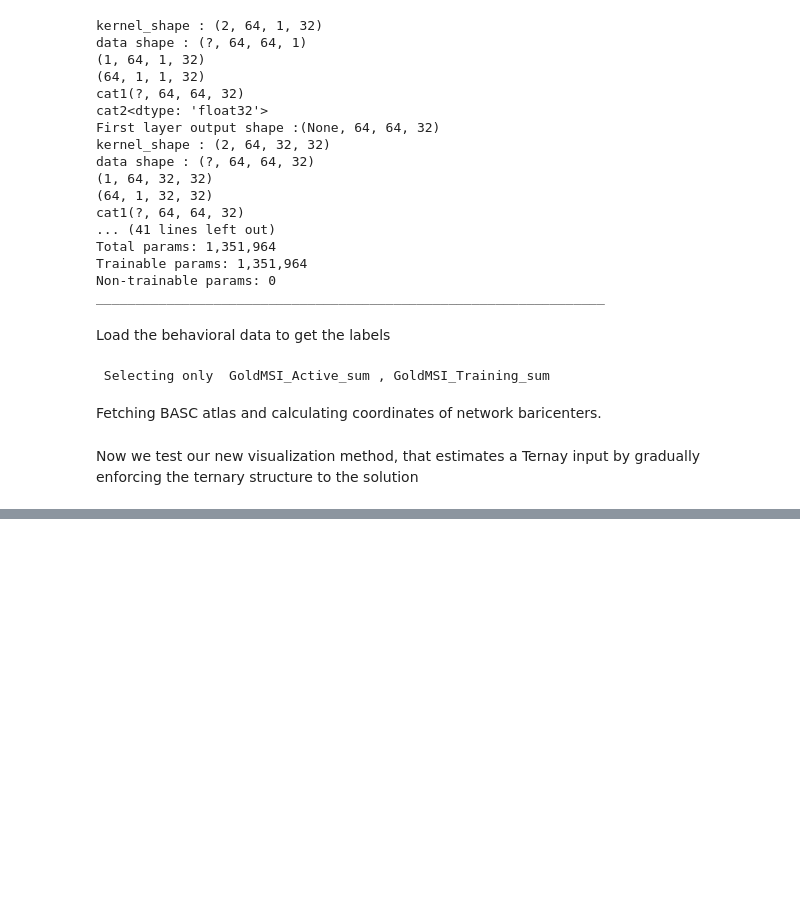
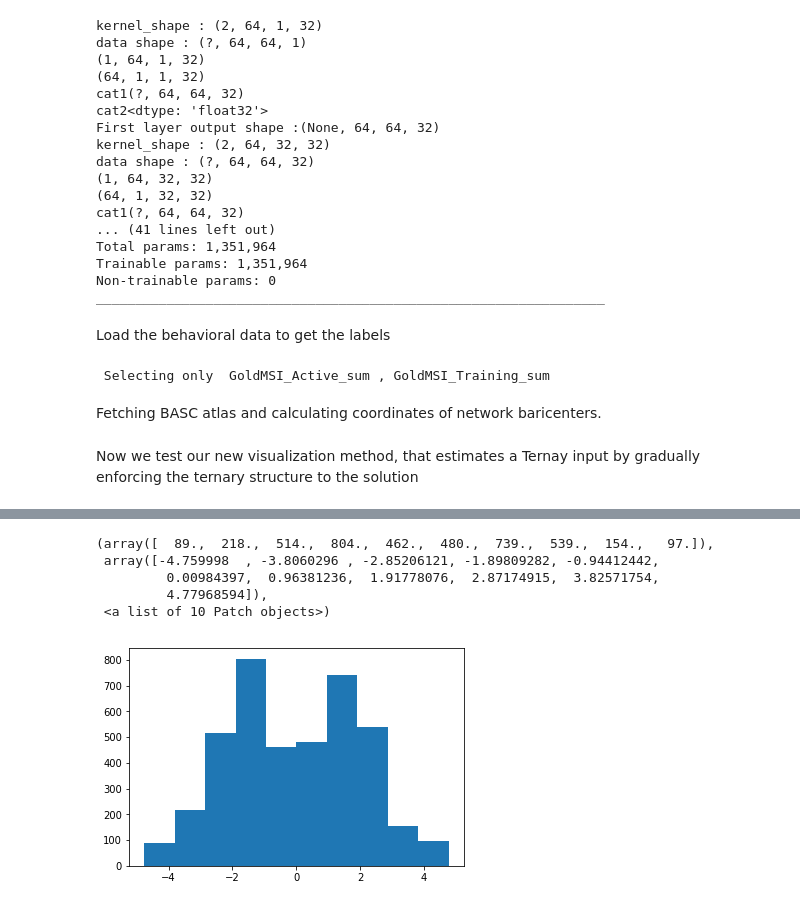
Before and after one commit to nicofarr/BrainCNN_Vis, a Jupyter notebook: BrainCNN_Vis_Ternary.ipynb, the cells around one changed output, grey strips where cells are left out. Drawn from its saved outputs; the diff is of its cells as text; code cells hidden in the pictures; blank space fills up the shorter version.

```diff
--- a/BrainCNN_Vis_Ternary.ipynb
+++ b/BrainCNN_Vis_Ternary.ipynb
@@ -171 +183,10 @@ all_losses
+# %%
+plt.hist(heatmaptest[:,:,0].ravel())
+# %% [output]
+(array([  89.,  218.,  514.,  804.,  462.,  480.,  739.,  539.,  154.,   97.]),
+ array([-4.759998  , -3.8060296 , -2.85206121, -1.89809282, -0.94412442,
+         0.00984397,  0.96381236,  1.91778076,  2.87174915,  3.82571754,
+         4.77968594]),
+ <a list of 10 Patch objects>)
+[figure, added]
 # %%
```
Also changed, not shown: parts of 5 cells of this notebook.
